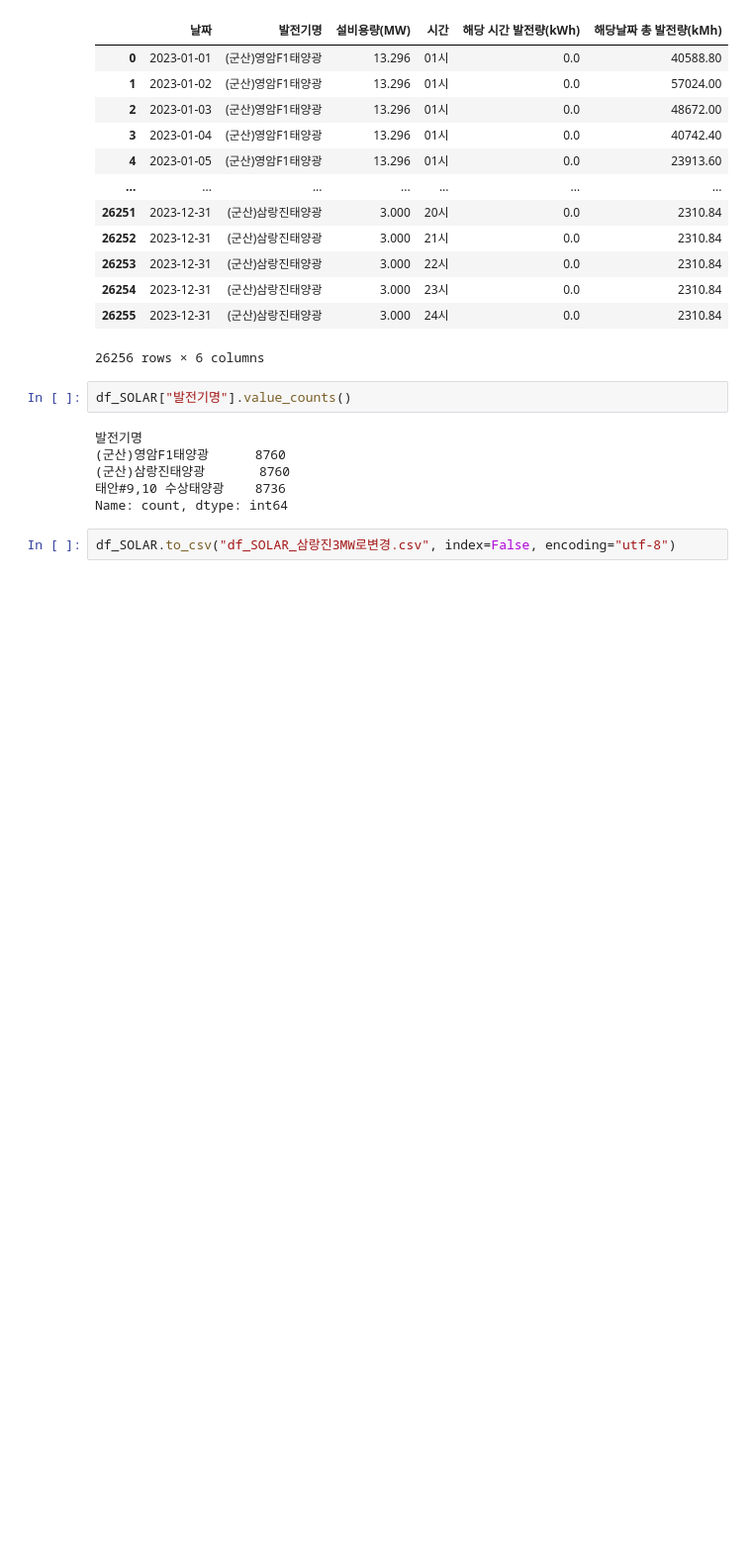
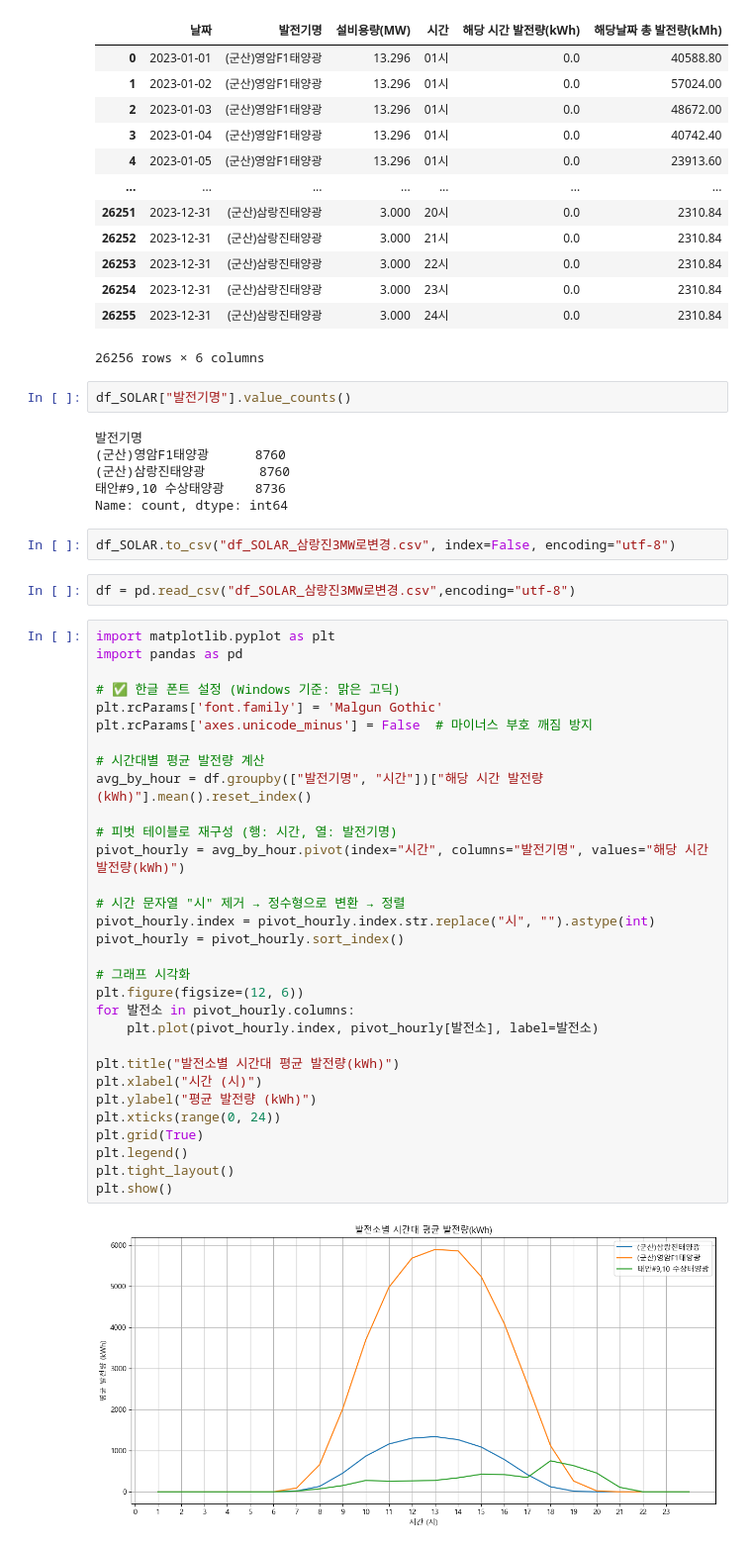
Before and after one commit to seoyoung7879/predict_energy, a Jupyter notebook: 태양열/1. 데이터 전처리 및 EDA/삼랑진설비용량3MW.ipynb, the cells around one changed output. Shown: that part at 99% size. Cells and saved outputs as stored; diff of their text form; blank space fills up the shorter version.

```diff
--- a/태양열/1. 데이터 전처리 및 EDA/삼랑진설비용량3MW.ipynb
+++ b/태양열/1. 데이터 전처리 및 EDA/삼랑진설비용량3MW.ipynb
@@ -161,3 +161,38 @@ df_SOLAR["발전기명"].value_counts()
 Name: count, dtype: int64
 # %%
 df_SOLAR.to_csv("df_SOLAR_삼랑진3MW로변경.csv", index=False, encoding="utf-8")
+# %%
+df = pd.read_csv("df_SOLAR_삼랑진3MW로변경.csv",encoding="utf-8")
+# %%
+import matplotlib.pyplot as plt
+import pandas as pd
+
+# ✅ 한글 폰트 설정 (Windows 기준: 맑은 고딕)
+plt.rcParams['font.family'] = 'Malgun Gothic'
+plt.rcParams['axes.unicode_minus'] = False  # 마이너스 부호 깨짐 방지
+
+# 시간대별 평균 발전량 계산
+avg_by_hour = df.groupby(["발전기명", "시간"])["해당 시간 발전량(kWh)"].mean().reset_index()
+
+# 피벗 테이블로 재구성 (행: 시간, 열: 발전기명)
+pivot_hourly = avg_by_hour.pivot(index="시간", columns="발전기명", values="해당 시간 발전량(kWh)")
+
+# 시간 문자열 "시" 제거 → 정수형으로 변환 → 정렬
+pivot_hourly.index = pivot_hourly.index.str.replace("시", "").astype(int)
+pivot_hourly = pivot_hourly.sort_index()
+
+# 그래프 시각화
+plt.figure(figsize=(12, 6))
+for 발전소 in pivot_hourly.columns:
+    plt.plot(pivot_hourly.index, pivot_hourly[발전소], label=발전소)
+
+plt.title("발전소별 시간대 평균 발전량(kWh)")
+plt.xlabel("시간 (시)")
+plt.ylabel("평균 발전량 (kWh)")
+plt.xticks(range(0, 24))
+plt.grid(True)
+plt.legend()
+plt.tight_layout()
+plt.show()
+# %% [output]
+[figure, added]
```
Also changed, not shown: parts of 1 cell of this notebook.
